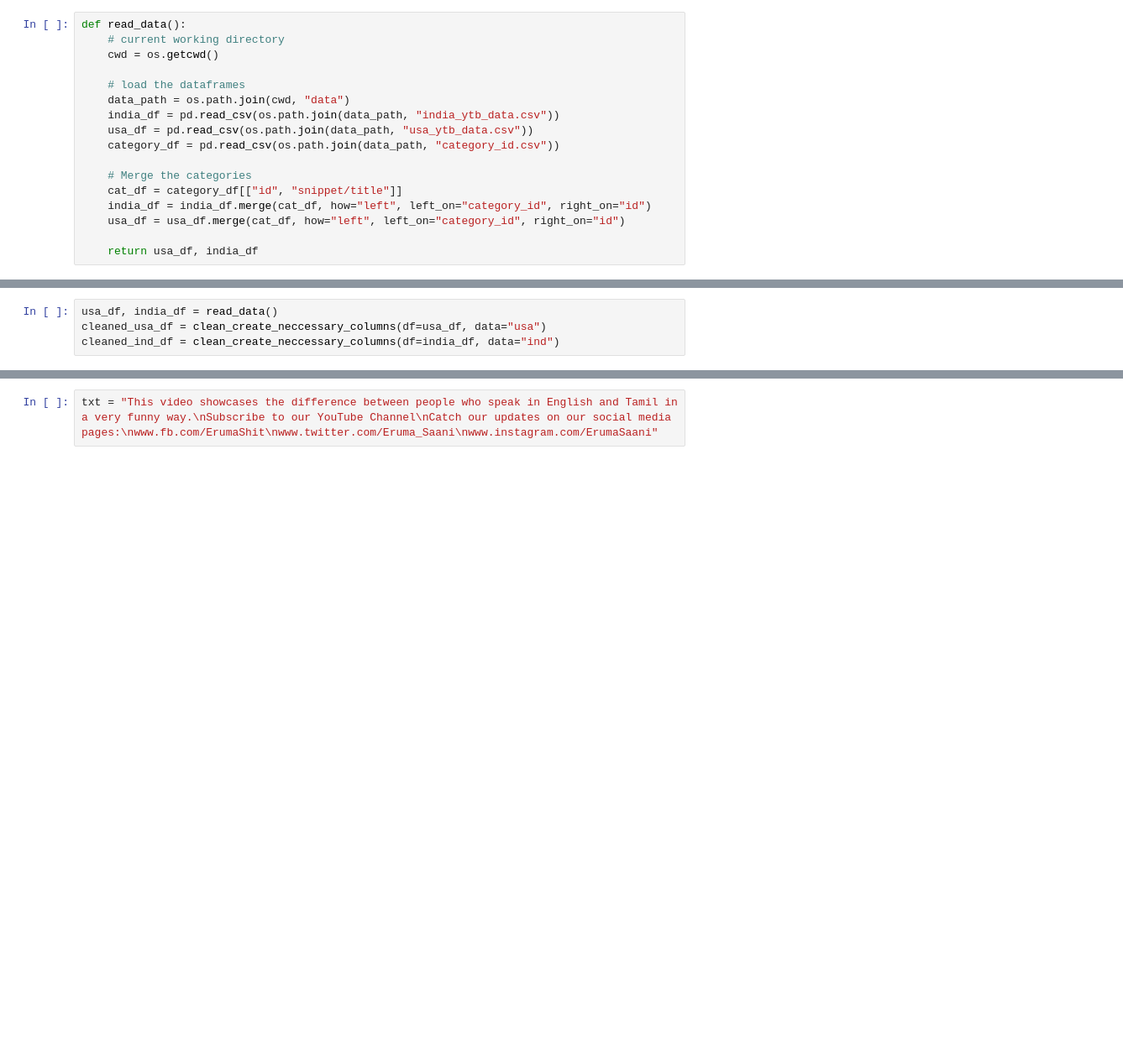
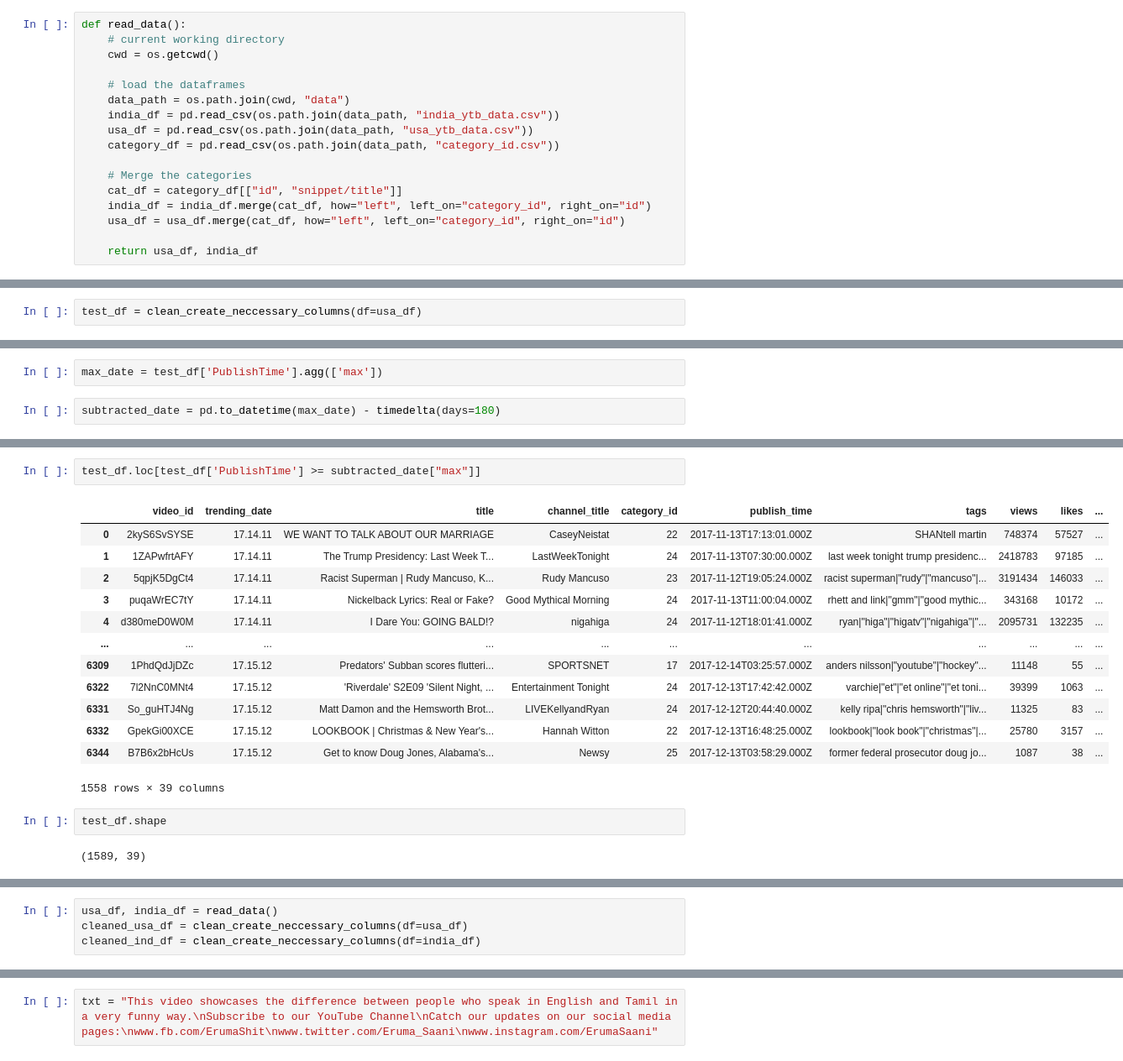
Before and after one commit to instigateideas/youtube_analytics, a Jupyter notebook: EDA.ipynb, the cells around one changed output, grey strips where cells are left out. Shown: that part at 84% size. Saved outputs shown, nothing was run; the diff lists cells and outputs as text; blank space fills up the shorter version.

```diff
--- a/EDA.ipynb
+++ b/EDA.ipynb
@@ -46 +224,3 @@ def clean_create_neccessary_columns(df, data="ind"):
     return df
+# %%
+test_df = clean_create_neccessary_columns(df=usa_df)
@@ -46,0 +267,4 @@ def clean_create_neccessary_columns(df, data="ind"):
+# %%
+max_date = test_df['PublishTime'].agg(['max'])
+# %%
+subtracted_date = pd.to_datetime(max_date) - timedelta(days=180)
@@ -47,3 +295,23 @@ def clean_create_neccessary_columns(df, data="ind"):
+# %%
+test_df.loc[test_df['PublishTime'] >= subtracted_date["max"]]
+# %% [output]
+|  | video_id | trending_date | title | channel_title | category_id | publish_time | tags | views | likes | ... |
+| 0 | 2kyS6SvSYSE | 17.14.11 | WE WANT TO TALK ABOUT OUR MARRIAGE | CaseyNeistat | 22 | 2017-11-13T17:13:01.000Z | SHANtell martin | 748374 | 57527 | ... |
+| 1 | 1ZAPwfrtAFY | 17.14.11 | The Trump Presidency: Last Week T... | LastWeekTonight | 24 | 2017-11-13T07:30:00.000Z | last week tonight trump presidenc... | 2418783 | 97185 | ... |
+| 2 | 5qpjK5DgCt4 | 17.14.11 | Racist Superman | Rudy Mancuso, K... | Rudy Mancuso | 23 | 2017-11-12T19:05:24.000Z | racist superman|"rudy"|"mancuso"|... | 3191434 | 146033 | ... |
+| 3 | puqaWrEC7tY | 17.14.11 | Nickelback Lyrics: Real or Fake? | Good Mythical Morning | 24 | 2017-11-13T11:00:04.000Z | rhett and link|"gmm"|"good mythic... | 343168 | 10172 | ... |
+| 4 | d380meD0W0M | 17.14.11 | I Dare You: GOING BALD!? | nigahiga | 24 | 2017-11-12T18:01:41.000Z | ryan|"higa"|"higatv"|"nigahiga"|"... | 2095731 | 132235 | ... |
+| ... | ... | ... | ... | ... | ... | ... | ... | ... | ... | ... |
+| 6309 | 1PhdQdJjDZc | 17.15.12 | Predators' Subban scores flutteri... | SPORTSNET | 17 | 2017-12-14T03:25:57.000Z | anders nilsson|"youtube"|"hockey"... | 11148 | 55 | ... |
+| 6322 | 7l2NnC0MNt4 | 17.15.12 | 'Riverdale' S2E09 'Silent Night, ... | Entertainment Tonight | 24 | 2017-12-13T17:42:42.000Z | varchie|"et"|"et online"|"et toni... | 39399 | 1063 | ... |
+| 6331 | So_guHTJ4Ng | 17.15.12 | Matt Damon and the Hemsworth Brot... | LIVEKellyandRyan | 24 | 2017-12-12T20:44:40.000Z | kelly ripa|"chris hemsworth"|"liv... | 11325 | 83 | ... |
+| 6332 | GpekGi00XCE | 17.15.12 | LOOKBOOK | Christmas & New Year's... | Hannah Witton | 22 | 2017-12-13T16:48:25.000Z | lookbook|"look book"|"christmas"|... | 25780 | 3157 | ... |
+| 6344 | B7B6x2bHcUs | 17.15.12 | Get to know Doug Jones, Alabama's... | Newsy | 25 | 2017-12-13T03:58:29.000Z | former federal prosecutor doug jo... | 1087 | 38 | ... |
+1558 rows × 39 columns
+# %%
+test_df.shape
+# %% [output]
+(1589, 39)
 # %%
 def kpi_analysis(df):
     no_of_ytb_channels = df["channel_title"].nunique()
@@ -73,8 +341,8 @@ def get_kpi_data(usa_df, ind_df, default_kpi_data):
     return updated_kpi_data
 # %%
 usa_df, india_df = read_data()
-cleaned_usa_df = clean_create_neccessary_columns(df=usa_df, data="usa")
-cleaned_ind_df = clean_create_neccessary_columns(df=india_df, data="ind")
+cleaned_usa_df = clean_create_neccessary_columns(df=usa_df)
+cleaned_ind_df = clean_create_neccessary_columns(df=india_df)
 # %%
 cleaned_usa_df.head()
 # %% [output]
```
Also changed, not shown: parts of 40 cells of this notebook, 36 other files.
